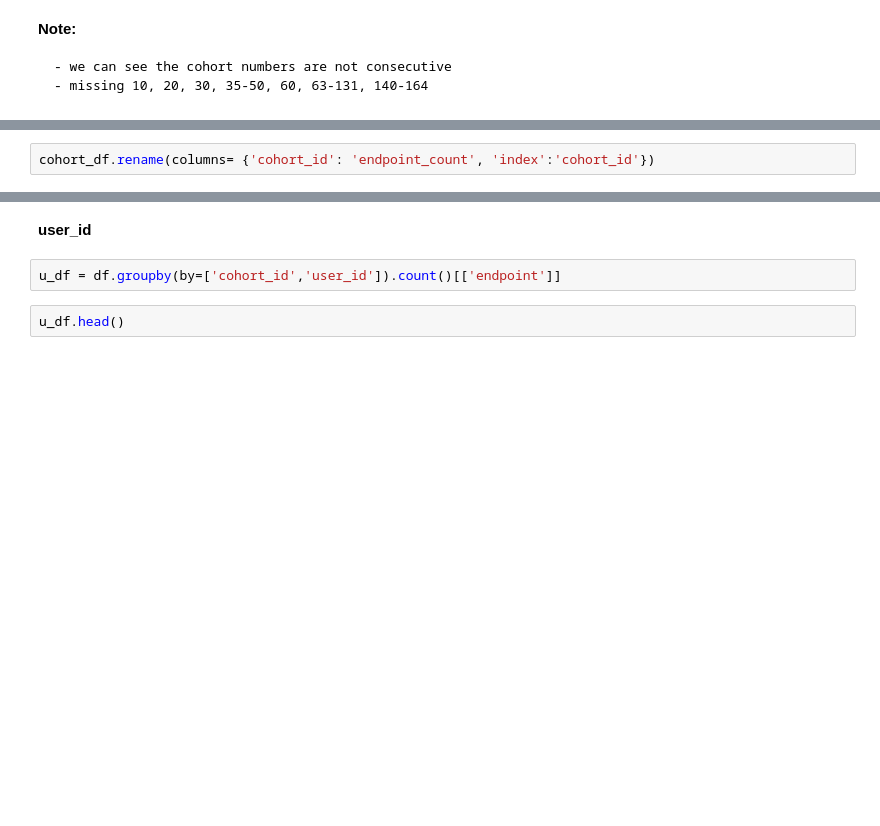
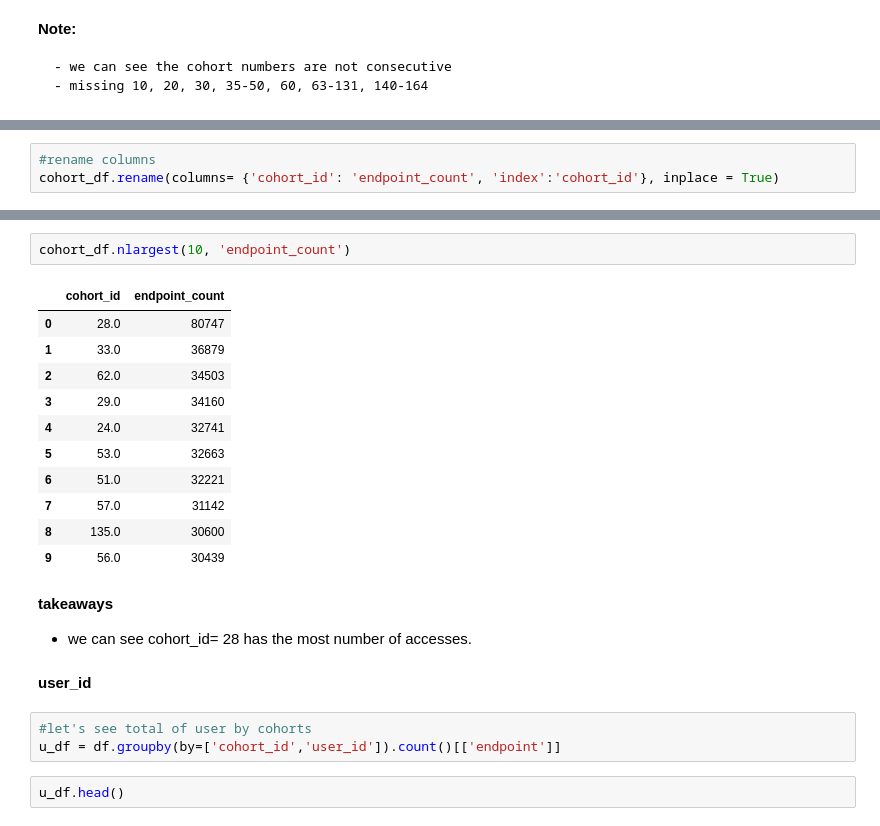
Before and after one commit to villanueva-and-quach/anomaly_detection_project, a Jupyter notebook: final_notebook.ipynb, the cells around one changed output, grey strips where cells are left out. Saved outputs shown, nothing was run; the diff lists cells and outputs as text; blank space fills up the shorter version.

```diff
--- a/final_notebook.ipynb
+++ b/final_notebook.ipynb
@@ -648,3 +650,4 @@ Name: cohort_id, dtype: int64
 cohort_df = pd.DataFrame(df.cohort_id.value_counts().sort_values(ascending=False)).reset_index()
 # %%
-cohort_df.rename(columns= {'cohort_id': 'endpoint_count', 'index':'cohort_id'})
+#rename columns
+cohort_df.rename(columns= {'cohort_id': 'endpoint_count', 'index':'cohort_id'}, inplace = True)
@@ -669,6 +663,24 @@ cohort_df.rename(columns= {'cohort_id': 'endpoint_count', 'index':'cohort_id'})
+# %%
+cohort_df.nlargest(10, 'endpoint_count')
+# %% [output]
+|  | cohort_id | endpoint_count |
+| 0 | 28.0 | 80747 |
+| 1 | 33.0 | 36879 |
+| 2 | 62.0 | 34503 |
+| 3 | 29.0 | 34160 |
+| 4 | 24.0 | 32741 |
+| 5 | 53.0 | 32663 |
+| 6 | 51.0 | 32221 |
+| 7 | 57.0 | 31142 |
+| 8 | 135.0 | 30600 |
+| 9 | 56.0 | 30439 |
+# %% [markdown]
+**takeaways**
+- we can see cohort_id= 28 has the most number of accesses.
 # %% [markdown]
 **user_id**
 # %%
+#let's see total of user by cohorts
 u_df = df.groupby(by=['cohort_id','user_id']).count()[['endpoint']]
 # %%
 u_df.head()
```
Also changed, not shown: parts of 44 cells of this notebook.
